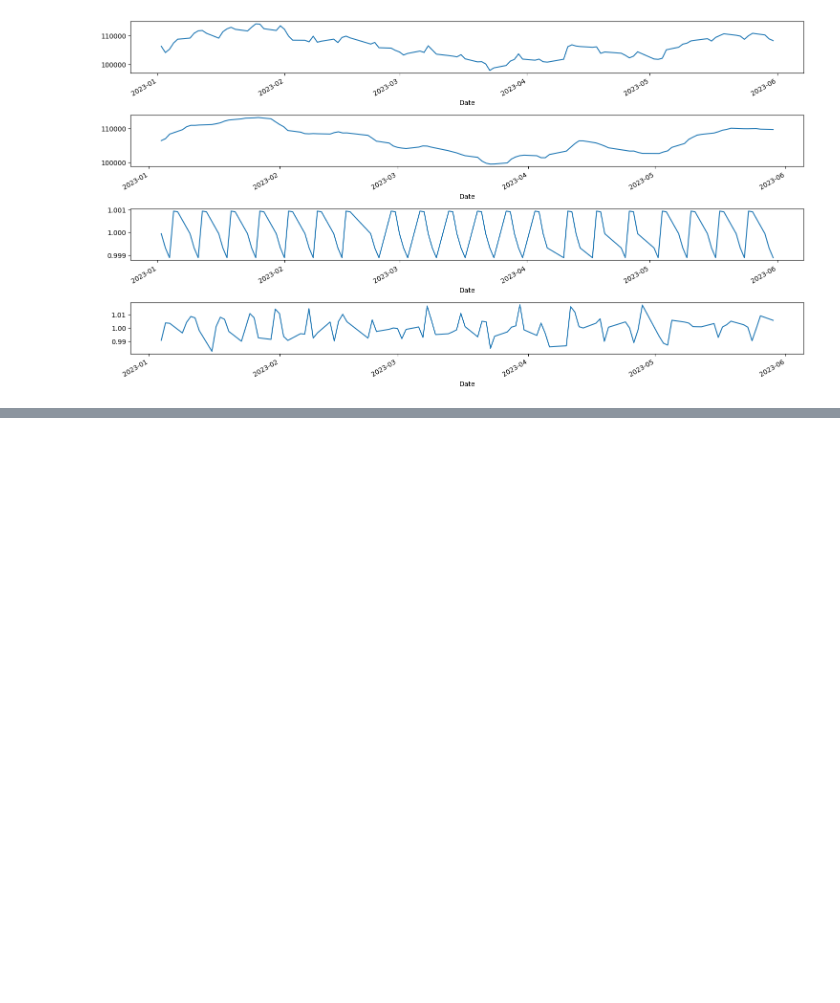
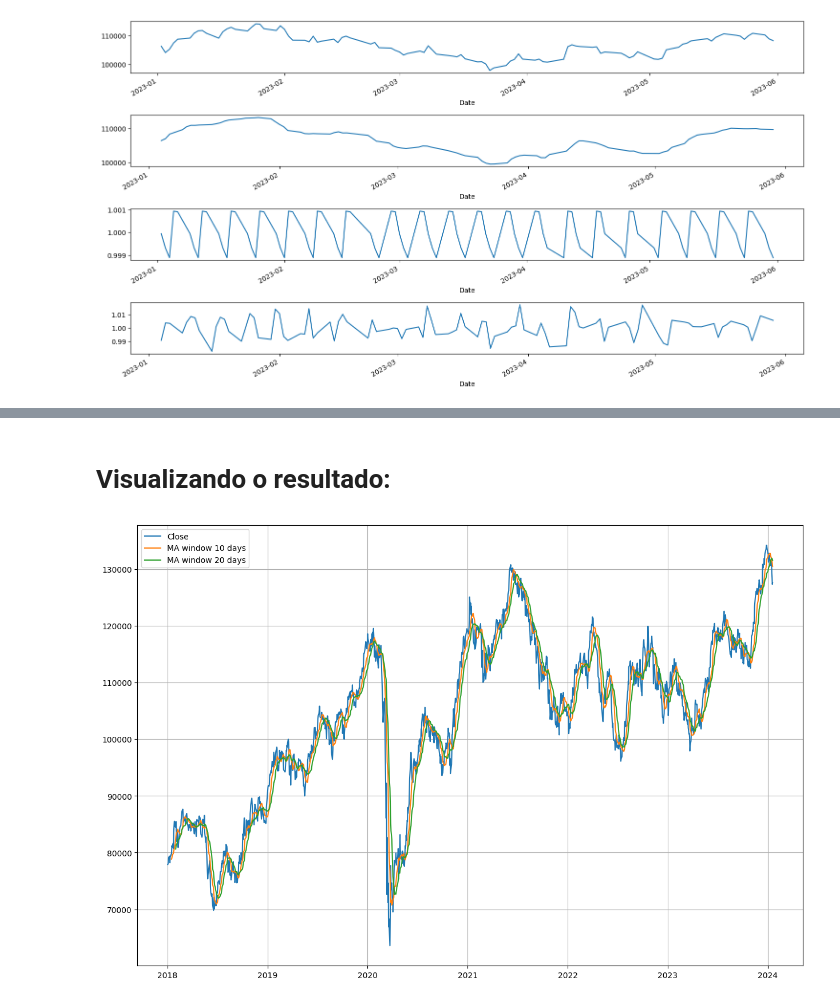
Before and after one commit to icarocarmona/Tech-Challenges-DTAT-Grupo-26, a Jupyter notebook: Machine_Learning_and_Time_Series/Tech_BVSP_Fase2.ipynb, the cells around one changed output, grey strips where cells are left out. Cells and saved outputs as stored; diff of their text form; code cells hidden in the pictures; blank space fills up the shorter version.

```diff
--- a/Machine_Learning_and_Time_Series/Tech_BVSP_Fase2.ipynb
+++ b/Machine_Learning_and_Time_Series/Tech_BVSP_Fase2.ipynb
@@ -372,0 +380,10 @@ plt.show()
+# %%
+#Filtrando os dados
+df = pd.DataFrame(df[['Close','Date']])
+df.set_index('Date', inplace=True)
+# %%
+df['MA_window_10'] = df['Close'].rolling(10).mean().shift() #média móvel em 10 dias
+df['MA_window_20'] = df['Close'].rolling(20).mean().shift() #média móvel em 20 dias
+
+#Rolling para deslocamento. Este parâmetro especifica o número de observações usadas para calcular a estatística
+#shift é utilizado para deslocar o índice de DataFrame por um número especificado de períodos com uma freqüência de tempo opcional
@@ -372,0 +411,12 @@ plt.show()
+# %% [markdown]
+# Visualizando o resultado:
+# %%
+plt.figure(figsize=(15,10))
+plt.grid(True)
+plt.plot(df['Close'], label='Close')
+plt.plot(df['MA_window_10'], label='MA window 10 days')
+plt.plot(df['MA_window_20'], label='MA window 20 days')
+plt.legend(loc=2)
+plt.show()
+# %% [output]
+[figure, added]
```
Also changed, not shown: parts of 37 cells of this notebook.
